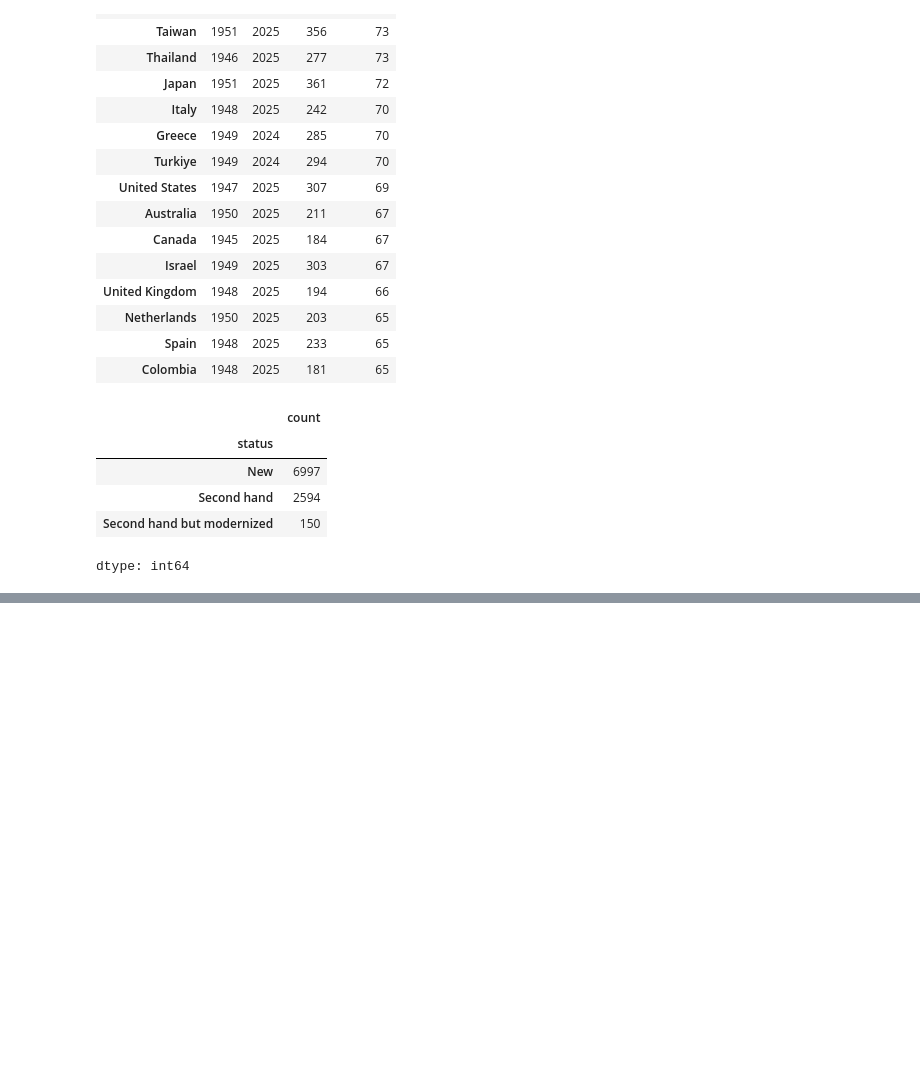
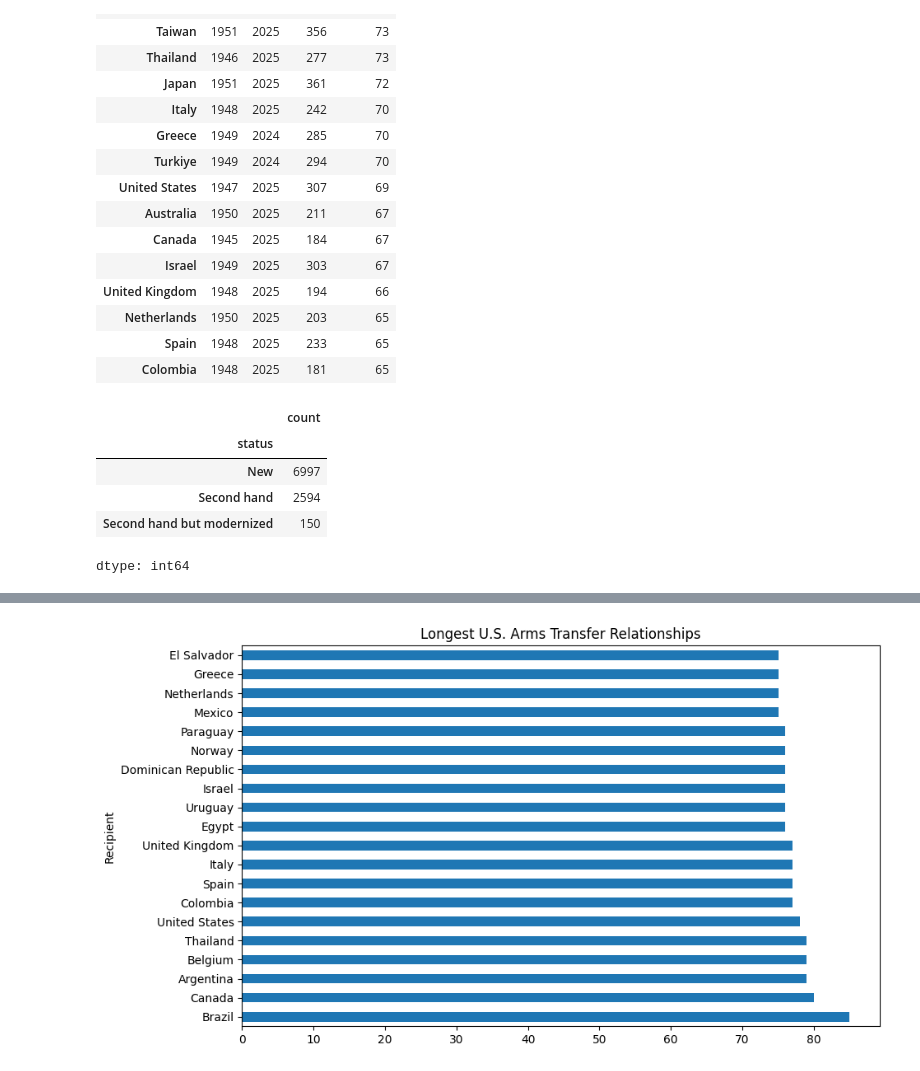
Before and after one commit to Requiessss/DATA-science-prj, a Jupyter notebook: Main_prj.ipynb, the cells around one changed output, grey strips where cells are left out. Cells and saved outputs as stored; diff of their text form; code cells hidden in the pictures; blank space fills up the shorter version.

```diff
--- a/Main_prj.ipynb
+++ b/Main_prj.ipynb
@@ -261,0 +254,18 @@ os.listdir()
+# %%
+relationship = (
+    arms_df.groupby("Recipient")["Year of order"]
+    .agg(["min","max"])
+)
+
+relationship["Years"] = relationship["max"] - relationship["min"]
+
+relationship["Years"]\
+.sort_values(ascending=False)\
+.head(20)\
+.plot(kind="barh", figsize=(10,6))
+
+plt.title("Longest U.S. Arms Transfer Relationships")
+
+plt.show()
+# %% [output]
+[figure, added]
```
Also changed, not shown: parts of 9 cells of this notebook.
